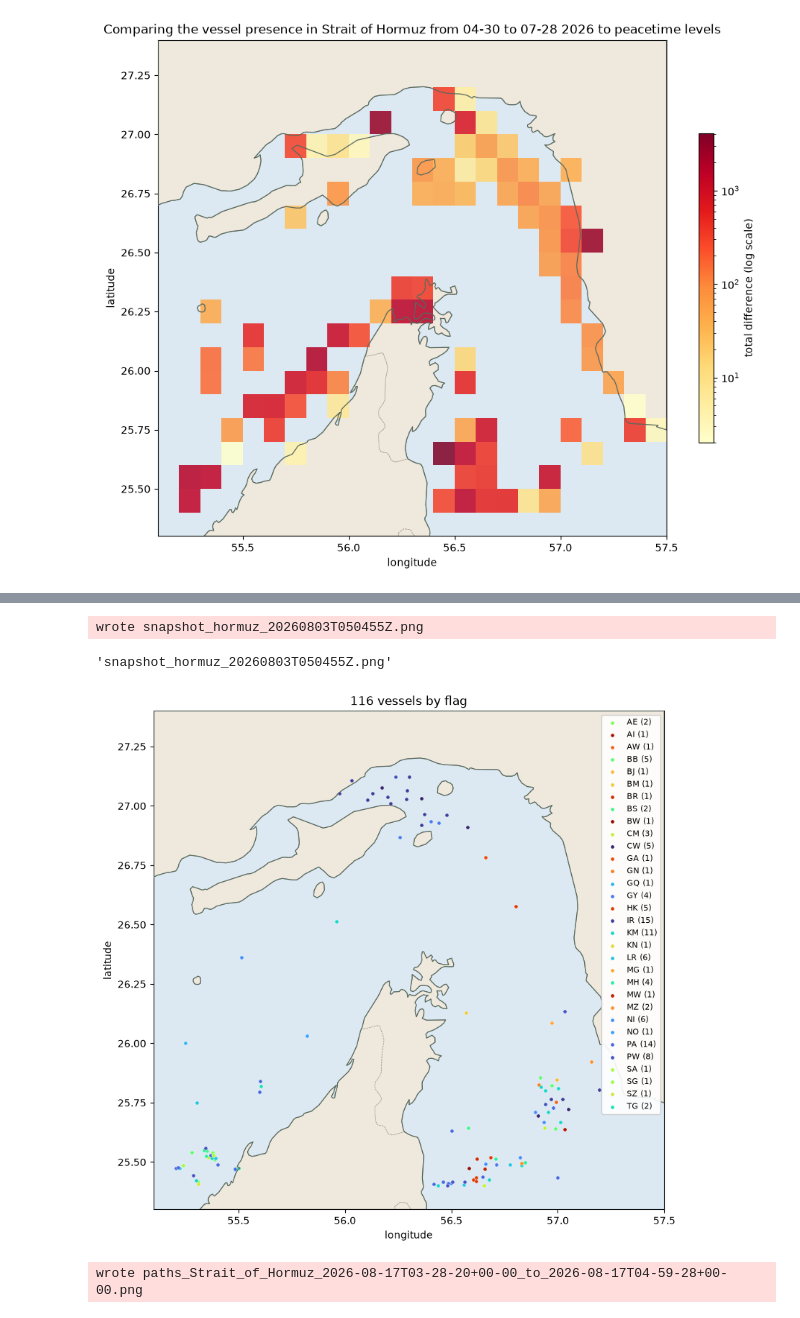
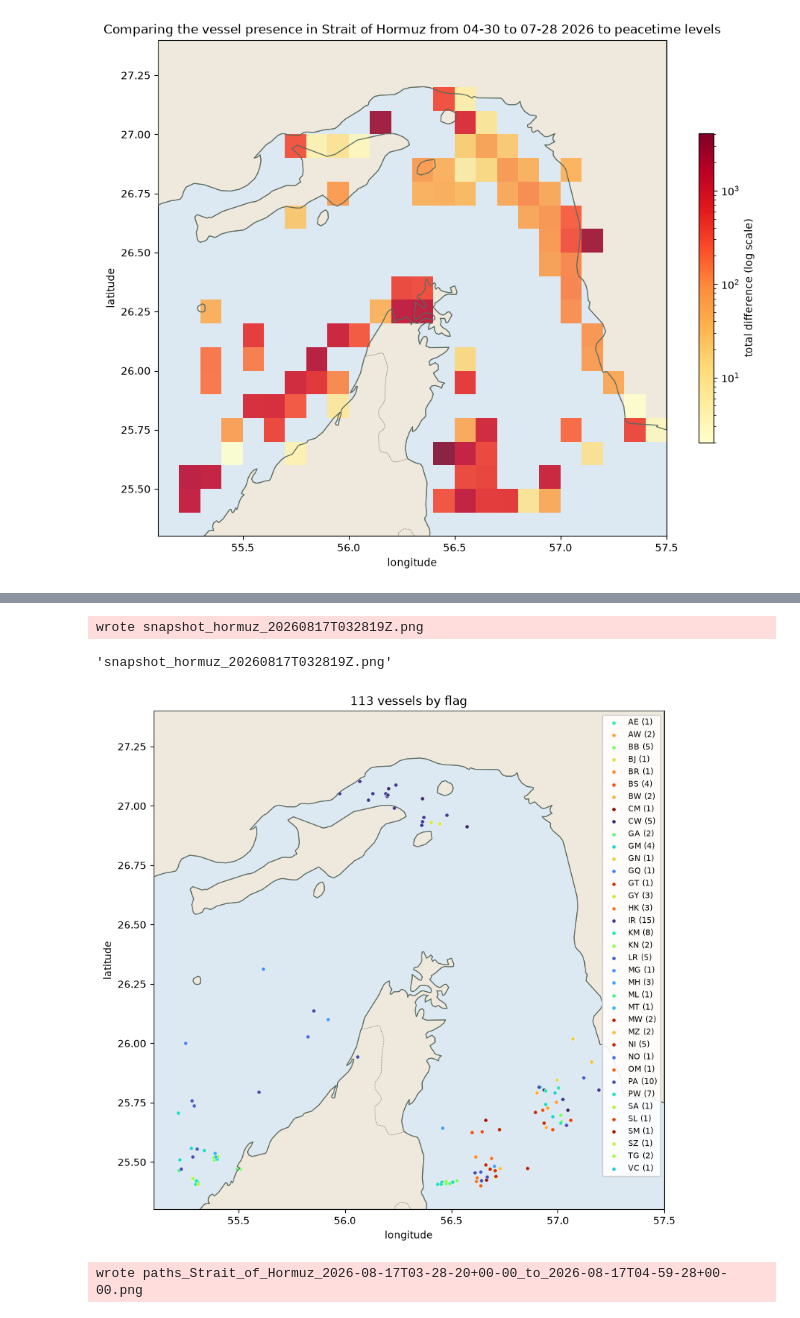
Before and after one commit to nanosnek/strait-of-hormuz-analyzed, a Jupyter notebook: EDA.ipynb, the cells around one changed output, grey strips where cells are left out. Cells and saved outputs as stored; diff of their text form; code cells hidden in the pictures.

```diff
--- a/EDA.ipynb
+++ b/EDA.ipynb
@@ -223,9 +226,9 @@ wrote snapshot_hormuz_20260803T050455Z.png
 # %%
-mapping.draw('snapshot_hormuz_20260803T050455Z.csv', color_by='flag', region=mapping.regions.STRAIT_OF_HORMUZ, show=False)
+mapping.draw('snapshot_hormuz_20260817T032819Z.csv', color_by='flag', region=mapping.regions.STRAIT_OF_HORMUZ, show=False)
 # %% [output]
-wrote snapshot_hormuz_20260803T050455Z.png
+wrote snapshot_hormuz_20260817T032819Z.png
-'snapshot_hormuz_20260803T050455Z.png'
+'snapshot_hormuz_20260817T032819Z.png'
-[figure, old version]
+[figure, new version]
 # %%
 csv_paths = [
     'snapshot_hormuz_20260817T032819Z.csv',
```
Also changed, not shown: parts of 8 cells of this notebook, 1 other file.
